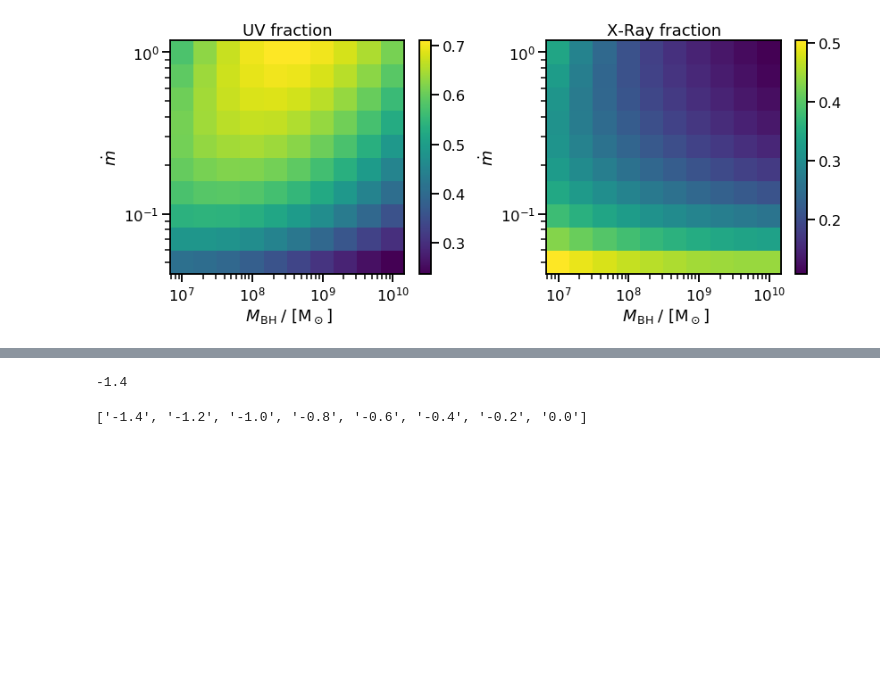
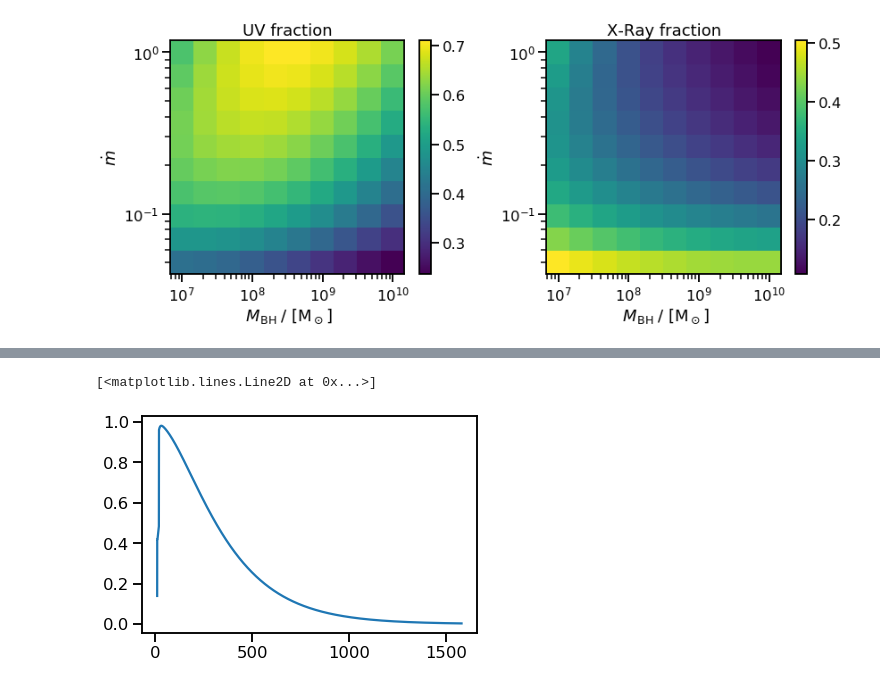
Before and after one commit to arnauqb/qwind, a Jupyter notebook: Notebooks/fractions.ipynb, the cells around one changed output, grey strips where cells are left out. Drawn from its saved outputs; the diff is of its cells as text; code cells hidden in the pictures; blank space fills up the shorter version.

```diff
--- a/Notebooks/fractions.ipynb
+++ b/Notebooks/fractions.ipynb
@@ -76,4 +63,0 @@ a.replace("−", "-")
-# %%
-float(a)
-# %% [output]
--1.4
@@ -82,4 +64,10 @@ labels = [item.get_text().replace("−", "-") for item in ax[0].get_yticklabels(
-# %%
-labels
-# %% [output]
-['-1.4', '-1.2', '-1.0', '-0.8', '-0.6', '-0.4', '-0.2', '0.0']
+# %%
+bh = sed.SED(M = 1e8, mdot = 0.5)
+# %%
+fraction_list = bh.compute_uv_fractions(1e26, include_corona=True)
+r_range = np.linspace(bh.corona_radius, bh.gravity_radius, len(fraction_list))
+# %%
+plt.plot(r_range, fraction_list)
+# %% [output]
+[<matplotlib.lines.Line2D at 0x...>]
+[figure, added]
```
Also changed, not shown: parts of 8 cells of this notebook, 15 other files.
